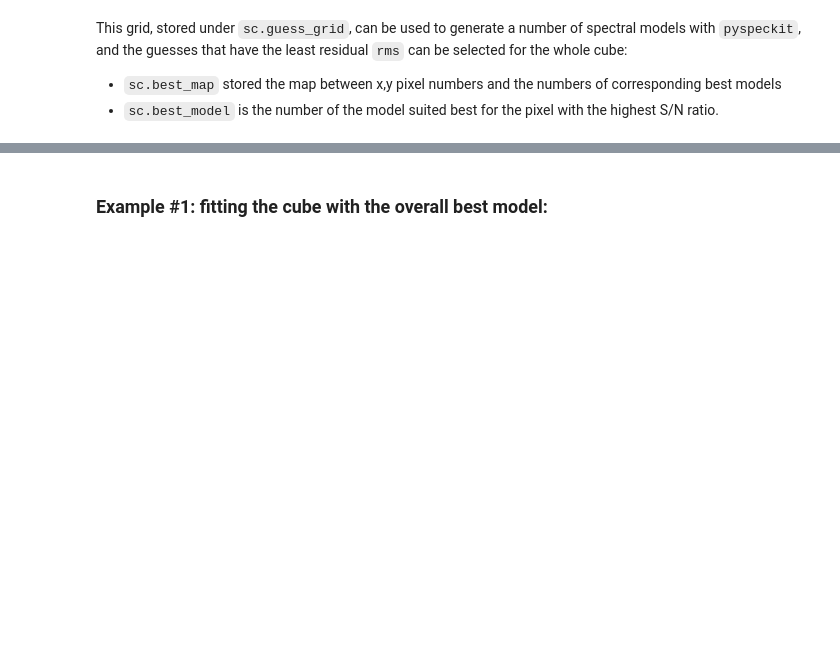
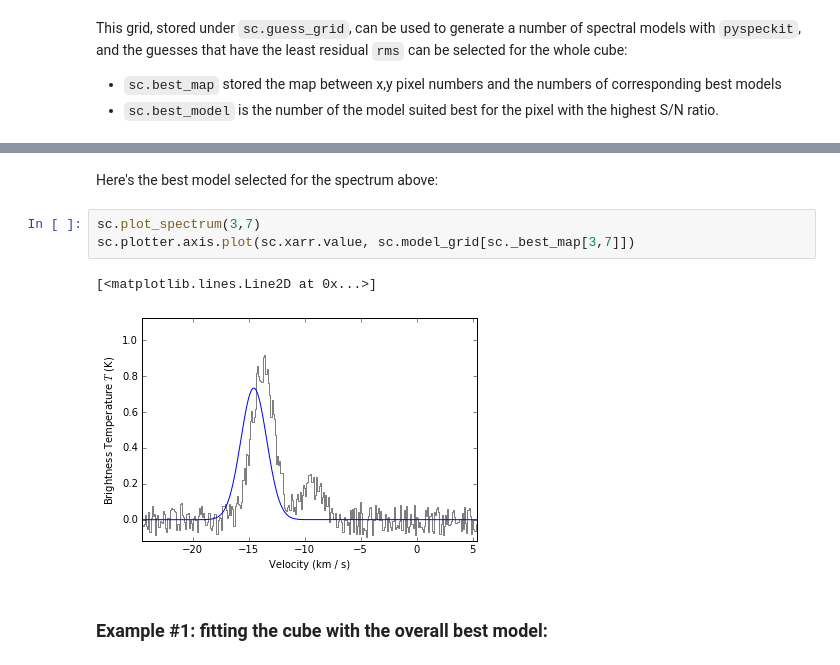
Before and after one commit to vlas-sokolov/multicube, a Jupyter notebook: example.ipynb, the cells around one changed output, grey strips where cells are left out. Drawn from its saved outputs; the diff is of its cells as text; blank space fills up the shorter version.

```diff
--- a/example.ipynb
+++ b/example.ipynb
@@ -69,3 +78,11 @@ INFO: Best model: selected [  0.94 -11.21   0.94] with 0.06 residuals at best SN
+# %% [markdown]
+Here's the best model selected for the spectrum above:
+# %%
+sc.plot_spectrum(3,7)
+sc.plotter.axis.plot(sc.xarr.value, sc.model_grid[sc._best_map[3,7]])
+# %% [output]
+[<matplotlib.lines.Line2D at 0x...>]
+[figure, added]
 # %% [markdown]
 ### Example #1: fitting the cube with the overall best model:
 # %%
```
Also changed, not shown: parts of 10 cells of this notebook, 1 other file.
